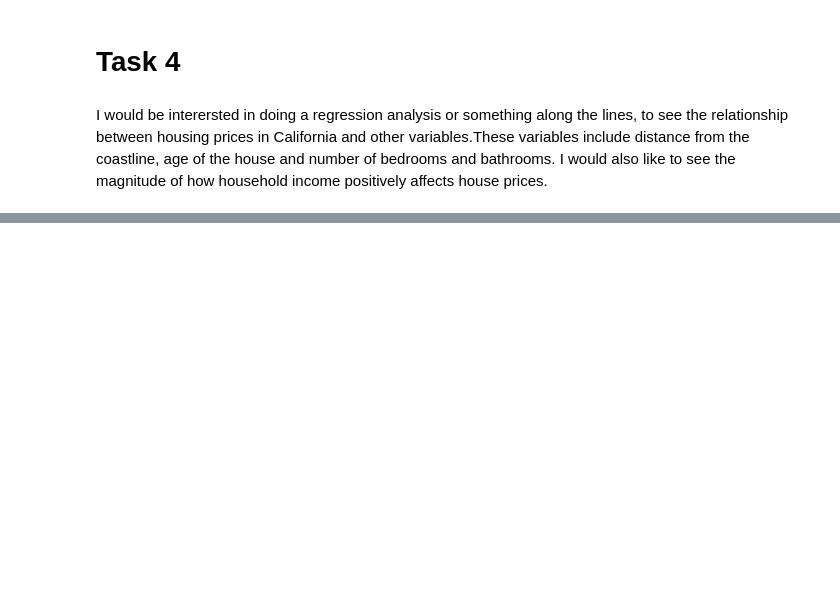
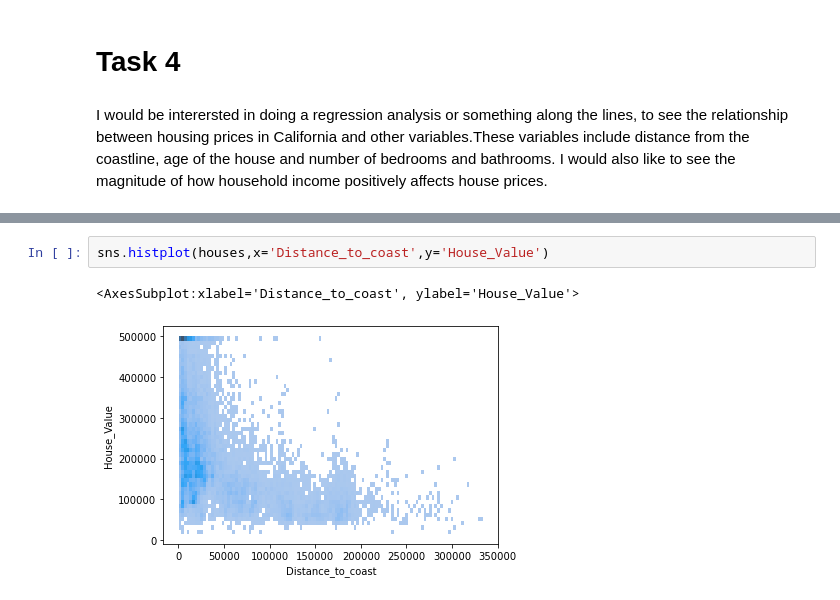
Before and after one commit to abeeto/project-group14-DATA301, a Jupyter notebook: notebooks/analysis2.ipynb, the cells around one changed output, grey strips where cells are left out. Saved outputs shown, nothing was run; the diff lists cells and outputs as text; blank space fills up the shorter version.

```diff
--- a/notebooks/analysis2.ipynb
+++ b/notebooks/analysis2.ipynb
@@ -242,0 +214,5 @@ Answers are primarily grouped under each individual graph.
+# %%
+sns.histplot(houses,x='Distance_to_coast',y='House_Value')
+# %% [output]
+<AxesSubplot:xlabel='Distance_to_coast', ylabel='House_Value'>
+[figure, added]
```
Also changed, not shown: parts of 17 cells of this notebook.
